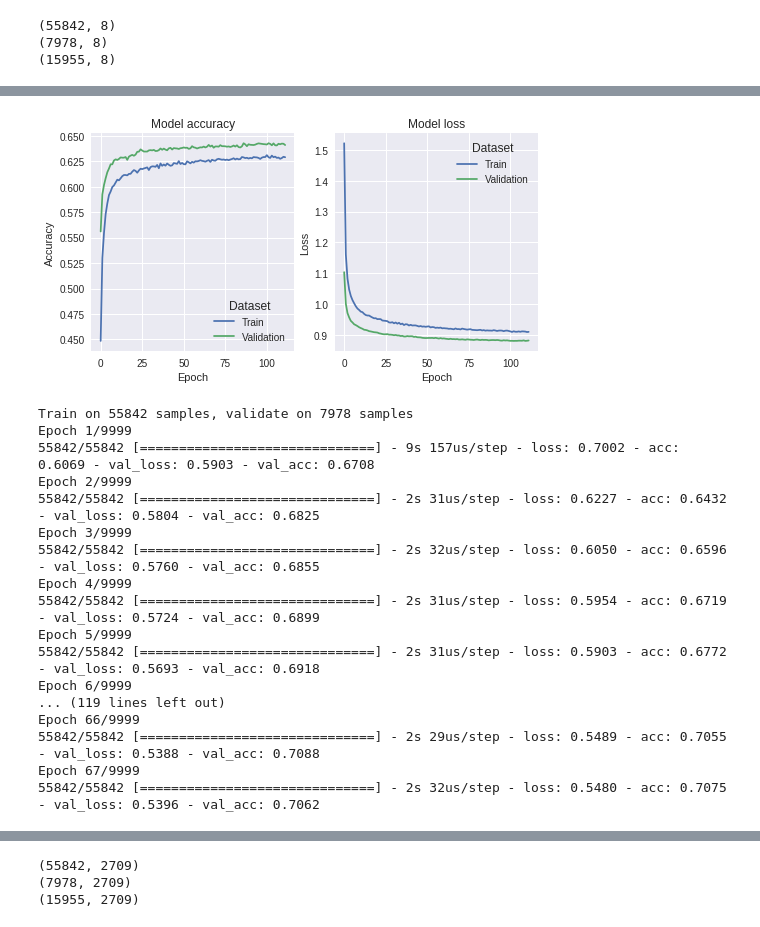
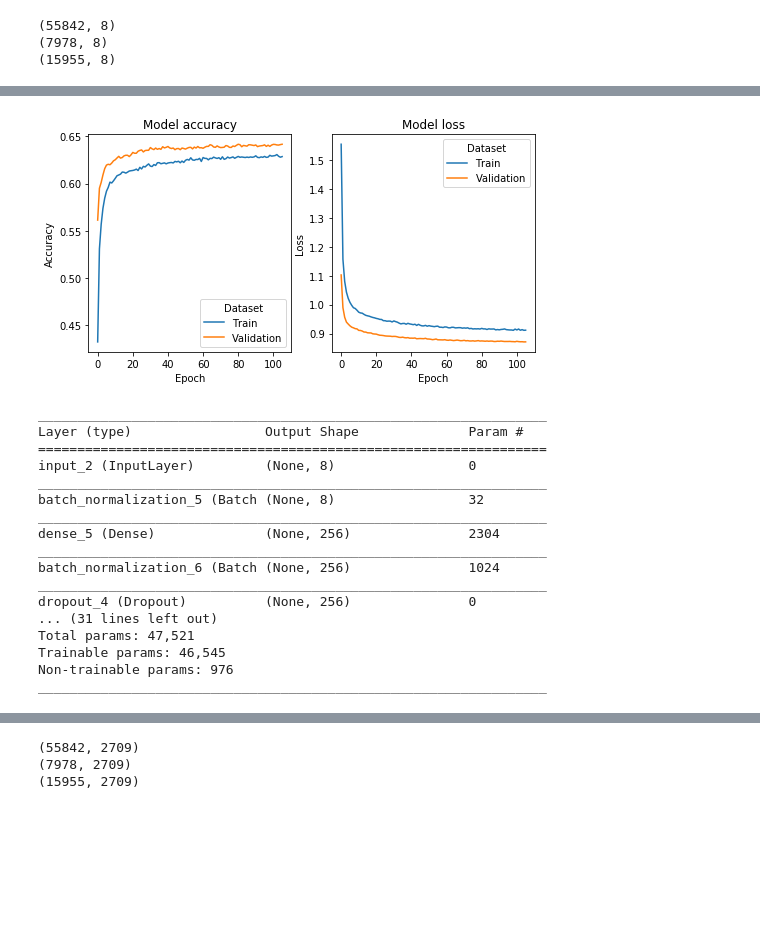
Before and after one commit to qfournier/IND6212_2019, a Jupyter notebook: notebook.ipynb, the cells around one changed output, grey strips where cells are left out. Saved outputs shown, nothing was run; the diff lists cells and outputs as text; code cells hidden in the pictures; blank space fills up the shorter version.

```diff
--- a/notebook.ipynb
+++ b/notebook.ipynb
@@ -9,7 +9,7 @@ import csv
 import numpy as np
 # %%
 # if runned on colaboratory
-GOOGLE = True
+GOOGLE = False
 if GOOGLE:
     # Load the Drive helper and mount
     from google.colab import drive
@@ -253,6 +257,6 @@ for d in data:
     d[1] = int(d[1].split("-")[1])
 # %%
 # put labels (outcomes) in separate matrix
-mapping_outcome, labels = np.unique(data[:, 3], return_inverse=True)
+mapping_outcome, labels, outcomes_count = np.unique(data[:, 3], return_inverse=True, return_counts=True)
 x = np.delete(data, 3, axis=1)
 header = np.delete(header, 3, axis=0)
@@ -406,0 +413,11 @@ Epoch 112/9999
+# %%
+history = model.fit(x_train, y_train,
+                    batch_size=512,
+                    epochs=9999,
+                    verbose=1,
+                    validation_data=(x_val, y_val),
+                    callbacks=[callbacks.EarlyStopping(
+                    monitor='val_acc',
+                    min_delta=0.0001,
+                    patience=25,
+                    restore_best_weights=True)])
@@ -414,7 +449,7 @@ Test accuracy: 0.6385459103953386
 # %%
-plot_history(history)
+plot_history(history, "discret_multiclasse")
 # %% [output]
-[figure, old version]
+[figure, new version]
 # %%
 # not accurate enough, let's only check if the animal is adopted
 binary_y = [int(label[0] == 1) for label in y]
@@ -437,6 +472,10 @@ dense = Dense(64)(dense)
 dense = BatchNormalization()(dense)
 dense = Dropout(0.5)(dense)
 dense = Activation('relu')(dense)
+dense = Dense(32)(dense)
+dense = BatchNormalization()(dense)
+dense = Dropout(0.5)(dense)
+dense = Activation('relu')(dense)
 dense = Dense(1)(dense)
 output = Activation('sigmoid')(dense)
 
@@ -446,30 +485,22 @@ model.compile(loss='binary_crossentropy',
               optimizer="Adam",
               metrics=['accuracy'])
 
-history = model.fit(x_train, y_train,
-                    batch_size=512,
-                    epochs=9999,
-                    validation_data=(x_val, y_val),
-                    callbacks=[callbacks.EarlyStopping(
-                    monitor='val_acc',
-                    min_delta=0.0001,
-                    patience=25,
-                    restore_best_weights=True)])
+model.summary()
 # %% [output]
-Train on 55842 samples, validate on 7978 samples
-Epoch 1/9999
-55842/55842 [==============================] - 9s 157us/step - loss: 0.7002 - acc: 0.6069 - val_loss: 0.5903 - val_acc: 0.6708
-Epoch 2/9999
-55842/55842 [==============================] - 2s 31us/step - loss: 0.6227 - acc: 0.6432 - val_loss: 0.5804 - val_acc: 0.6825
-Epoch 3/9999
-55842/55842 [==============================] - 2s 32us/step - loss: 0.6050 - acc: 0.6596 - val_loss: 0.5760 - val_acc: 0.6855
-Epoch 4/9999
-55842/55842 [==============================] - 2s 31us/step - loss: 0.5954 - acc: 0.6719 - val_loss: 0.5724 - val_acc: 0.6899
-Epoch 5/9999
-55842/55842 [==============================] - 2s 31us/step - loss: 0.5903 - acc: 0.6772 - val_loss: 0.5693 - val_acc: 0.6918
-Epoch 6/9999
-... (119 lines left out)
-Epoch 66/9999
-55842/55842 [==============================] - 2s 29us/step - loss: 0.5489 - acc: 0.7055 - val_loss: 0.5388 - val_acc: 0.7088
-Epoch 67/9999
-55842/55842 [==============================] - 2s 32us/step - loss: 0.5480 - acc: 0.7075 - val_loss: 0.5396 - val_acc: 0.7062
+_________________________________________________________________
+Layer (type)                 Output Shape              Param #
+=================================================================
+input_2 (InputLayer)         (None, 8)                 0
+_________________________________________________________________
+batch_normalization_5 (Batch (None, 8)                 32
+_________________________________________________________________
+dense_5 (Dense)              (None, 256)               2304
+_________________________________________________________________
+batch_normalization_6 (Batch (None, 256)               1024
+_________________________________________________________________
+dropout_4 (Dropout)          (None, 256)               0
+... (31 lines left out)
+Total params: 47,521
+Trainable params: 46,545
+Non-trainable params: 976
+_________________________________________________________________
```
Also changed, not shown: parts of 18 cells of this notebook, 3 other files.
